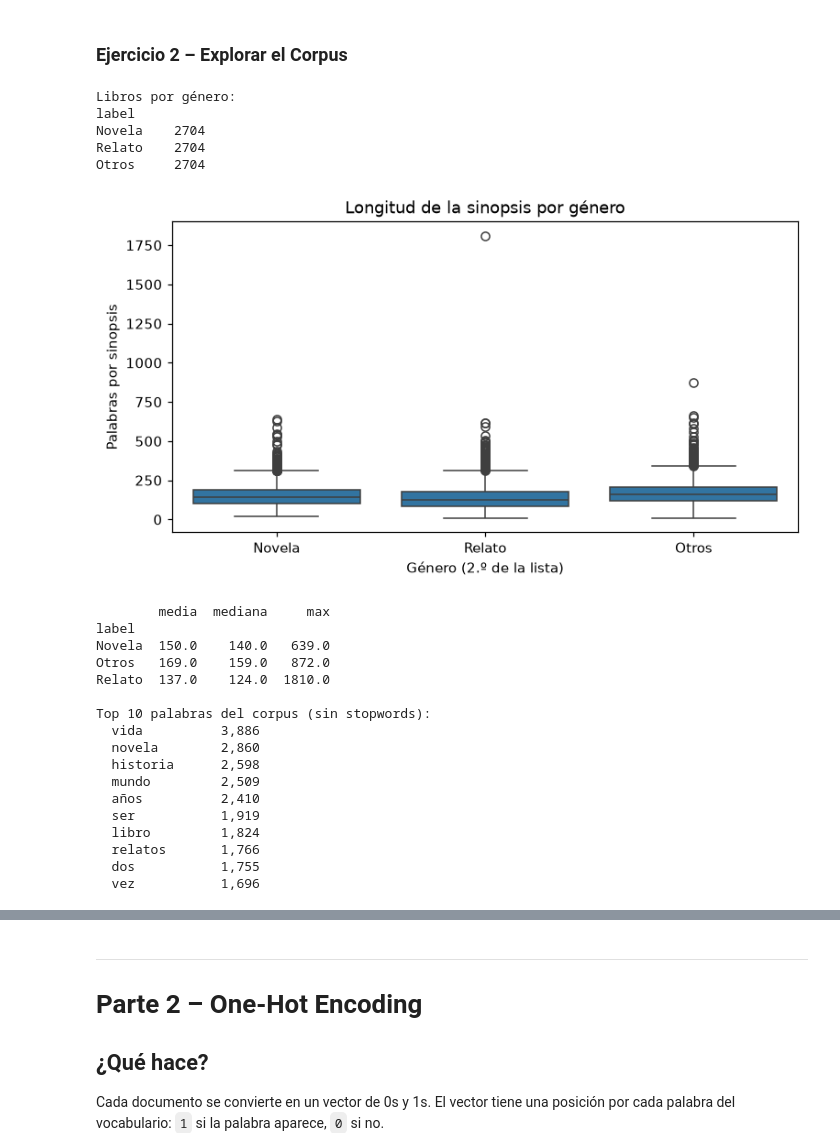
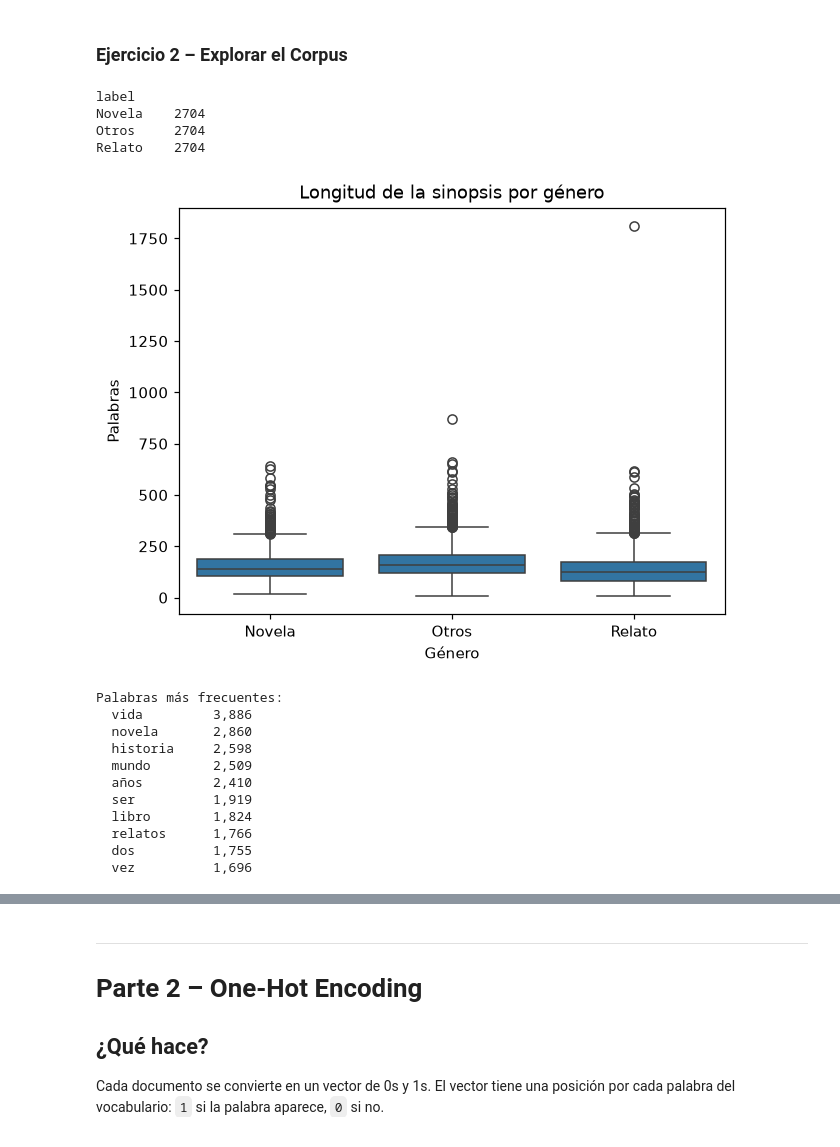
Before and after one commit to jcalabozo/tuia-nlp, a Jupyter notebook: U2/practicas/practica_vectorizacion_frecuentista_resuelta.ipynb, the cells around one changed output, grey strips where cells are left out. Saved outputs shown, nothing was run; the diff lists cells and outputs as text; code cells hidden in the pictures.

```diff
--- a/U2/practicas/practica_vectorizacion_frecuentista_resuelta.ipynb
+++ b/U2/practicas/practica_vectorizacion_frecuentista_resuelta.ipynb
@@ -233,66 +172,53 @@ Divulgación     60
 # %% [markdown]
 ### Ejercicio 2 – Explorar el Corpus
 # %%
-# Stopwords del español de NLTK, como en el apunte de la Unidad 1
 import nltk
 from nltk.corpus import stopwords
 
-nltk.download("stopwords", quiet=True)
-STOPWORDS_ES = set(stopwords.words("spanish"))
+nltk.download("stopwords", quiet=True)   # lista de stopwords del español, como en la Unidad 1
 
 
 def explorar_corpus(df):
     """
     TODO:
     1. Mostrar cuántos libros hay por género
     2. Graficar la longitud de sinopsis por género (boxplot)
     3. Mostrar las 10 palabras más frecuentes del corpus
        (excluir stopwords básicas como 'el', 'de', 'la', etc.)
     """
     # 1. Libros por género
-    print("Libros por género:")
     print(df["label"].value_counts().to_string())
 
     # 2. Longitud de la sinopsis (en palabras) por género
     largo = df["sinapsis_clean"].str.split().str.len()
-    fig, ax = plt.subplots(figsize=(8, 4))
-    sns.boxplot(x=df["label"], y=largo, ax=ax)
-    ax.set(xlabel="Género (2.º de la lista)", ylabel="Palabras por sinopsis",
-           title="Longitud de la sinopsis por género")
+    sns.boxplot(x=df["label"], y=largo)
+    plt.title("Longitud de la sinopsis por género")
+    plt.xlabel("Género")
+    plt.ylabel("Palabras")
     plt.show()
-    print(largo.groupby(df["label"]).describe()[["mean", "50%", "max"]]
-          .round(0).rename(columns={"mean": "media", "50%": "mediana"}).to_string())
 
-    # 3. Top 10 palabras del corpus sin stopwords (y sin restos de 1-2 letras)
-    conteo = Counter(w for texto in df["sinapsis_clean"] for w in texto.split()
-                     if w not in STOPWORDS_ES and len(w) > 2)
-    print("\nTop 10 palabras del corpus (sin stopwords):")
-    for palabra, n in conteo.most_common(10):
-        print(f"  {palabra:<12} {n:>6,}")
-
+    # 3. Las 10 palabras más frecuentes, sin stopwords
+    stop = set(stopwords.words("spanish"))
+    palabras = [p for texto in df["sinapsis_clean"] for p in texto.split() if p not in stop]
+    print("\nPalabras más frecuentes:")
+    for palabra, cantidad in Counter(palabras).most_common(10):
+        print(f"  {palabra:<12} {cantidad:,}")
 
 explorar_corpus(df)
 # %% [output]
-Libros por género:
 label
 Novela    2704
+Otros     2704
 Relato    2704
-Otros     2704
-[figure, old version]
+[figure, new version]
-        media  mediana     max
-label
-Novela  150.0    140.0   639.0
-Otros   169.0    159.0   872.0
-Relato  137.0    124.0  1810.0
-
-Top 10 palabras del corpus (sin stopwords):
-  vida          3,886
-  novela        2,860
-  historia      2,598
-  mundo         2,509
-  años          2,410
-  ser           1,919
-  libro         1,824
-  relatos       1,766
-  dos           1,755
-  vez           1,696
+Palabras más frecuentes:
+  vida         3,886
+  novela       2,860
+  historia     2,598
+  mundo        2,509
+  años         2,410
+  ser          1,919
+  libro        1,824
+  relatos      1,766
+  dos          1,755
+  vez          1,696
```
Also changed, not shown: parts of 23 cells of this notebook, 2 other files.
